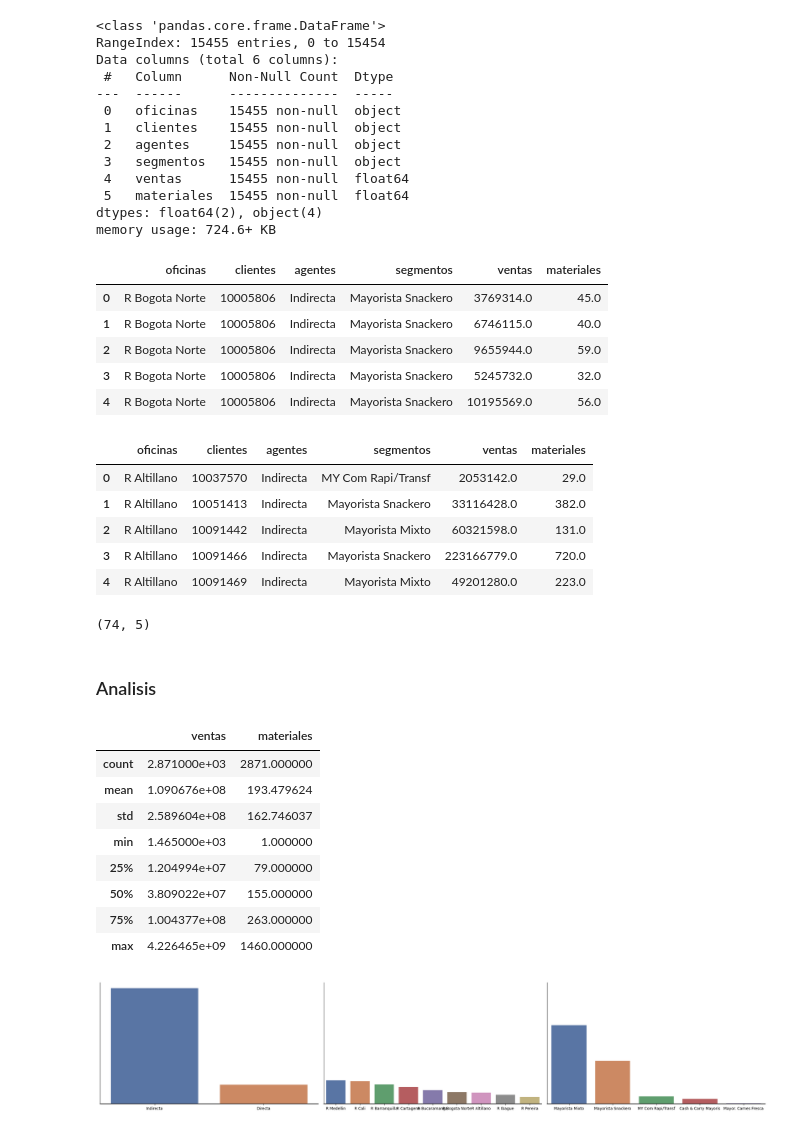
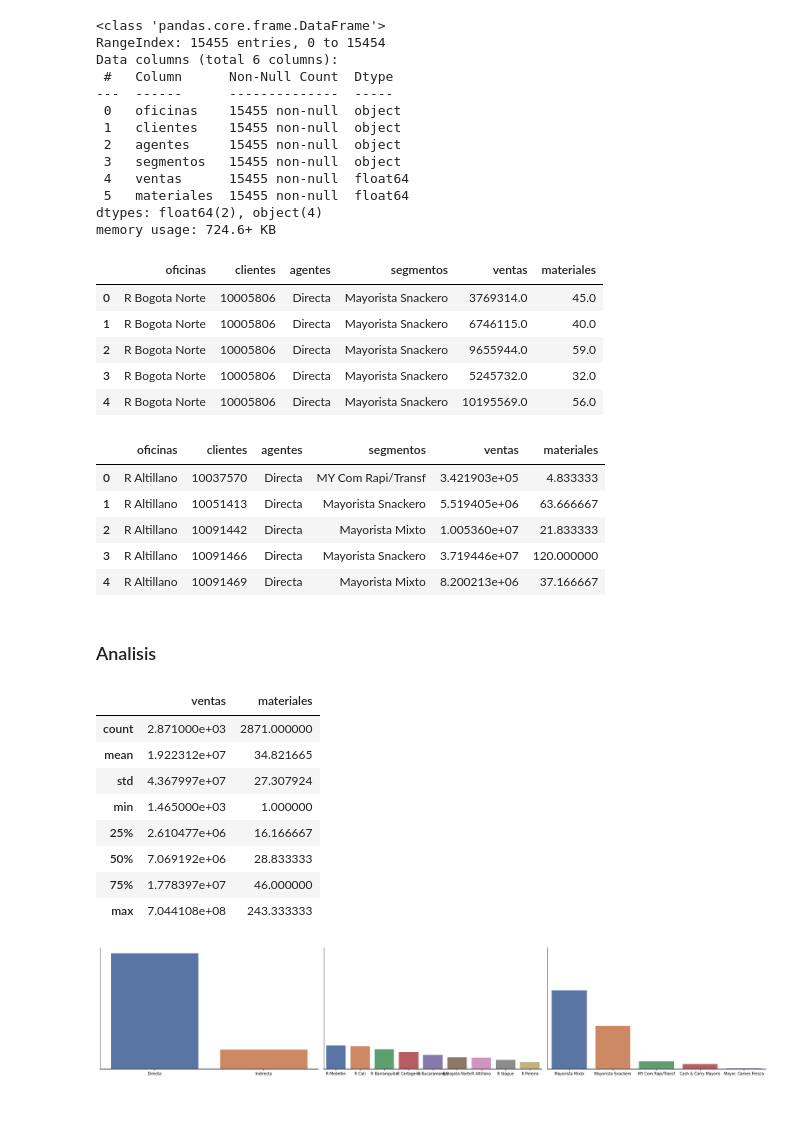
Before and after one commit to ErwingForeroXpert/PrediccionDeMateriales, a Jupyter notebook: src/main.ipynb, the cells around one changed output. Saved outputs shown, nothing was run; the diff lists cells and outputs as text; code cells hidden in the pictures.

```diff
--- a/src/main.ipynb
+++ b/src/main.ipynb
@@ -70,8 +72,8 @@ memory usage: 724.6+ KB
 # %%
 #replace agentes for ("Directa" or "Indirecta")
 mask_indirecta = data["agentes"].str.contains("#")
-data.loc[mask_indirecta, "agentes"] = "Indirecta"
-data.loc[~mask_indirecta, "agentes"] = "Directa"
+data.loc[mask_indirecta, "agentes"] = "Directa"
+data.loc[~mask_indirecta, "agentes"] = "Indirecta"
 
 #delete 0'ros inside "Ventas" or "materiales"
 mask_zero = (data["ventas"] <= 0) & (data["materiales"] == 0)
@@ -79,26 +81,22 @@ data.drop(data[mask_zero].index, inplace=True)
 data.head()
 # %% [output]
 |  | oficinas | clientes | agentes | segmentos | ventas | materiales |
-| 0 | R Bogota Norte | 10005806 | Indirecta | Mayorista Snackero | 3769314.0 | 45.0 |
-| 1 | R Bogota Norte | 10005806 | Indirecta | Mayorista Snackero | 6746115.0 | 40.0 |
-| 2 | R Bogota Norte | 10005806 | Indirecta | Mayorista Snackero | 9655944.0 | 59.0 |
-| 3 | R Bogota Norte | 10005806 | Indirecta | Mayorista Snackero | 5245732.0 | 32.0 |
-| 4 | R Bogota Norte | 10005806 | Indirecta | Mayorista Snackero | 10195569.0 | 56.0 |
+| 0 | R Bogota Norte | 10005806 | Directa | Mayorista Snackero | 3769314.0 | 45.0 |
+| 1 | R Bogota Norte | 10005806 | Directa | Mayorista Snackero | 6746115.0 | 40.0 |
+| 2 | R Bogota Norte | 10005806 | Directa | Mayorista Snackero | 9655944.0 | 59.0 |
+| 3 | R Bogota Norte | 10005806 | Directa | Mayorista Snackero | 5245732.0 | 32.0 |
+| 4 | R Bogota Norte | 10005806 | Directa | Mayorista Snackero | 10195569.0 | 56.0 |
 # %%
 #group all
-data_grouped = data.groupby(["oficinas", "clientes", "agentes", "segmentos"], as_index=False)[["ventas", "materiales"]].sum()
+data_grouped = data.groupby(["oficinas", "clientes", "agentes", "segmentos"], as_index=False)[["ventas", "materiales"]].mean()
 data_grouped.head()
 # %% [output]
 |  | oficinas | clientes | agentes | segmentos | ventas | materiales |
-| 0 | R Altillano | 10037570 | Indirecta | MY Com Rapi/Transf | 2053142.0 | 29.0 |
-| 1 | R Altillano | 10051413 | Indirecta | Mayorista Snackero | 33116428.0 | 382.0 |
-| 2 | R Altillano | 10091442 | Indirecta | Mayorista Mixto | 60321598.0 | 131.0 |
-| 3 | R Altillano | 10091466 | Indirecta | Mayorista Snackero | 223166779.0 | 720.0 |
-| 4 | R Altillano | 10091469 | Indirecta | Mayorista Mixto | 49201280.0 | 223.0 |
+| 0 | R Altillano | 10037570 | Directa | MY Com Rapi/Transf | 3.421903e+05 | 4.833333 |
+| 1 | R Altillano | 10051413 | Directa | Mayorista Snackero | 5.519405e+06 | 63.666667 |
+| 2 | R Altillano | 10091442 | Directa | Mayorista Mixto | 1.005360e+07 | 21.833333 |
+| 3 | R Altillano | 10091466 | Directa | Mayorista Snackero | 3.719446e+07 | 120.000000 |
+| 4 | R Altillano | 10091469 | Directa | Mayorista Mixto | 8.200213e+06 | 37.166667 |
-# %%
-data_grouped.shape
-# %% [output]
-(74, 5)
 # %% [markdown]
 ### Analisis
 # %%
@@ -106,13 +104,13 @@ data_grouped.describe()
 # %% [output]
 |  | ventas | materiales |
 | count | 2.871000e+03 | 2871.000000 |
-| mean | 1.090676e+08 | 193.479624 |
-| std | 2.589604e+08 | 162.746037 |
+| mean | 1.922312e+07 | 34.821665 |
+| std | 4.367997e+07 | 27.307924 |
 | min | 1.465000e+03 | 1.000000 |
-| 25% | 1.204994e+07 | 79.000000 |
-| 50% | 3.809022e+07 | 155.000000 |
-| 75% | 1.004377e+08 | 263.000000 |
-| max | 4.226465e+09 | 1460.000000 |
+| 25% | 2.610477e+06 | 16.166667 |
+| 50% | 7.069192e+06 | 28.833333 |
+| 75% | 1.778397e+07 | 46.000000 |
+| max | 7.044108e+08 | 243.333333 |
 # %%
 f, axs = plt.subplots(1, 3, figsize=(25, 5), sharey=True)
 
```
Also changed, not shown: parts of 19 cells of this notebook, 2 other files.
